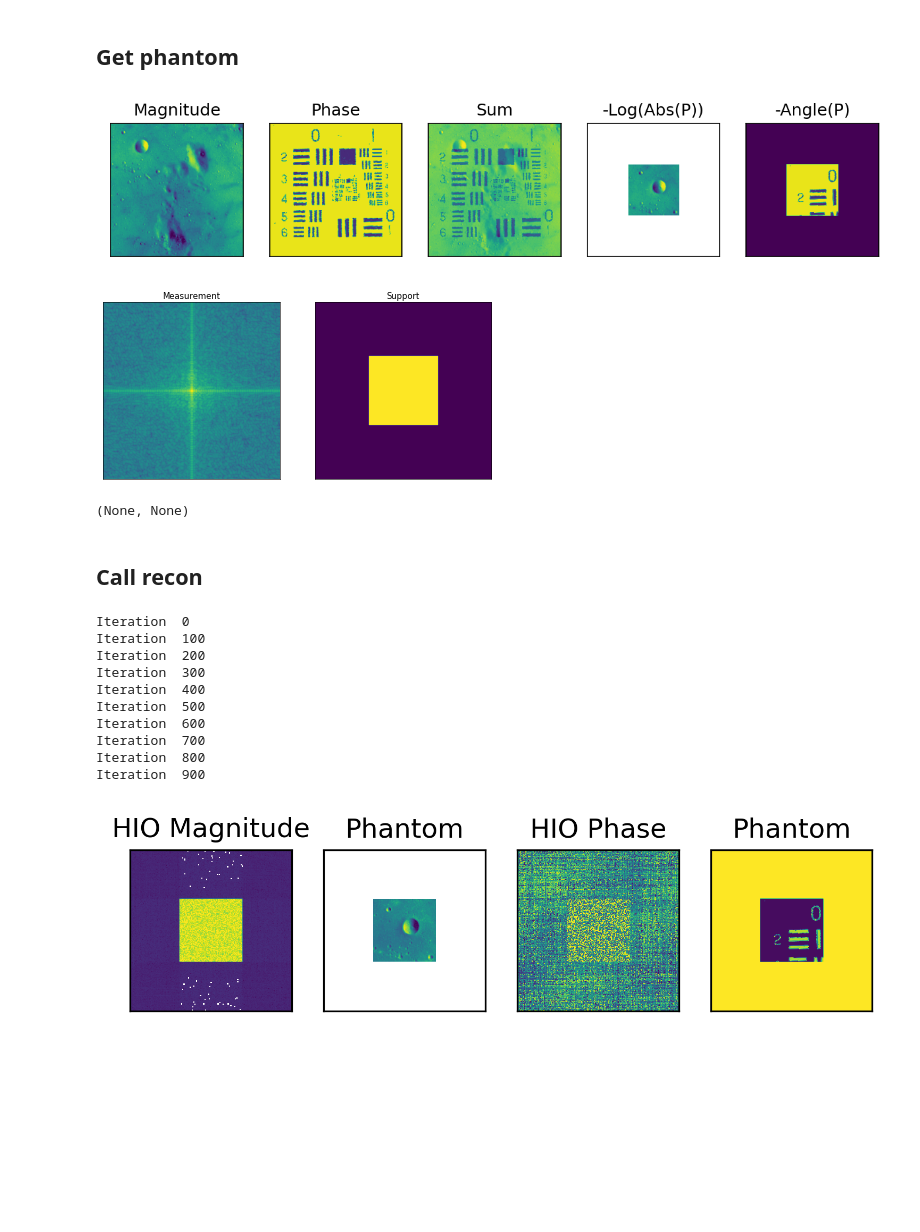
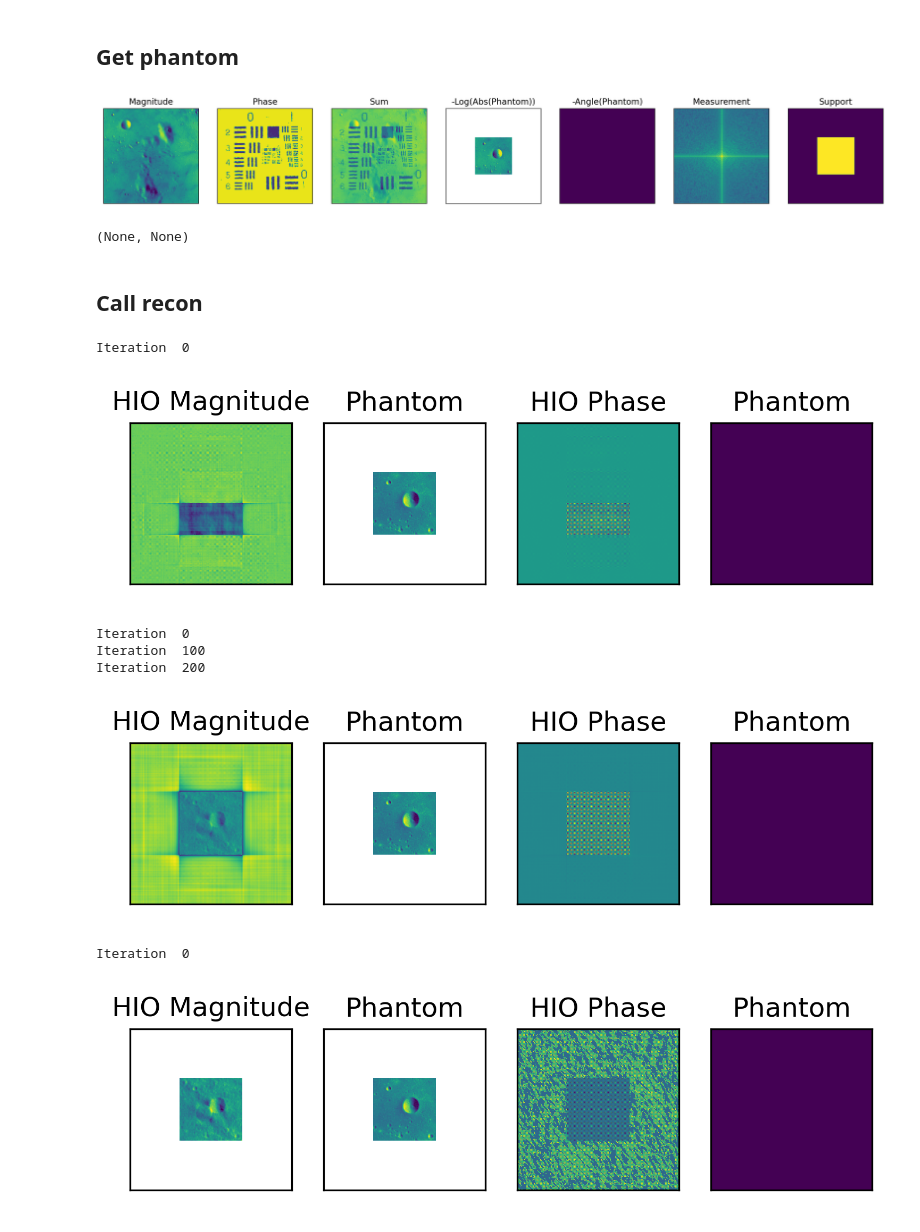
Before and after one commit to cnpem/ssc-cdi, a Jupyter notebook: sscCdi/caterete/PWCDI/PWCDI_slit2.ipynb, the cells around one changed output. Cells and saved outputs as stored; diff of their text form; code cells hidden in the pictures; blank space fills up the shorter version.

```diff
--- a/sscCdi/caterete/PWCDI/PWCDI_slit2.ipynb
+++ b/sscCdi/caterete/PWCDI/PWCDI_slit2.ipynb
@@ -314,6 +347,7 @@ def pinhole_phase_retrieval(DP,complex_object,probe, wavefront_at_support,modula
 ## Get phantom
 # %%
 from PWCDI import *
+
 
 speed_of_light, planck = 299792458, 4.135667662E-18  # Plank constant [keV*s]; Speed of Light [m/s]
 N = 100
@@ -363,7 +397,8 @@ elif sample==2:
     delta = np.array(Image.open('resolutionchart.tiff'))
     magnitude = 1*beta/np.max(beta)
     phase = 10*delta/np.max(delta)
-    phantom = np.exp(-magnitude)*np.exp(-1j*phase)
+    # phantom = np.exp(-magnitude)*np.exp(-1j*phase)
+    phantom = np.exp(-magnitude)*np.exp(-1j*np.zeros_like(phase))
     phantom = phantom[0:N,0:N]
     phantom = np.pad(phantom,(156//2,156//2))
 
@@ -379,47 +414,41 @@ if sample==0: #tight_support
     # support = get_squared_support_from_AC(autocorrelation_threshold,80)
     support = np.where(np.real(np.log(phantom)) != 0,1,0)
     N = phantom.shape[0]
     x = np.linspace(0,N-1,N) - N//2
     Y,X = np.meshgrid(x,x)
     support2 = np.where((X-0)**2+(Y-0)**2<50**2,1,0)
     # pinhole = np.where((X-0)**2+(Y-0)**2<200**2,1,0)
     support = support2+support
     support = np.where(support >= 1, 1,0)
 if sample==1:
     N = phantom.shape[0]
     x = np.linspace(0,N-1,N) - N//2
     Y,X = np.meshgrid(x,x)
     support = np.where((X-10)**2+(Y-50)**2<180**2,1,0)
 
 if sample == 2:
     support = np.where(np.abs(phantom)==0,0,1)
     N = phantom.shape[0]
     x = np.linspace(0,N-1,N) - N//2
     Y,X = np.meshgrid(x,x)
     pinhole = np.where((X-0)**2+(Y-0)**2<100**2,1,0)
 
 half_support = support.copy()
-half_support[0:support.shape[0],0:support.shape[1]//2] = 0
+half_support[0:support.shape[0]//2,0:support.shape[1]] = 0
 
-figure, ax = plt.subplots(1,5,dpi=150,figsize=(10,5))
-ax1, ax2, ax3, ax4, ax5 = ax.ravel()
+figure, ax = plt.subplots(1,7,dpi=200,figsize=(20,15))
+ax1, ax2, ax3, ax4, ax5, ax6, ax7 = ax.ravel()
 ax1.imshow(magnitude), ax1.set_title('Magnitude')
 ax2.imshow(phase), ax2.set_title('Phase')
 ax3.imshow(magnitude+phase), ax3.set_title('Sum')
-ax4.imshow(-np.log(np.abs(phantom))), ax4.set_title("-Log(Abs(P))")
-ax5.imshow(-np.angle(phantom)), ax5.set_title("-Angle(P)")
+ax4.imshow(-np.log(np.abs(phantom))), ax4.set_title("-Log(Abs(Phantom))")
+ax5.imshow(-np.angle(phantom)), ax5.set_title("-Angle(Phantom)")
+ax6.imshow(DP,norm=LogNorm()), ax6.set_title('Measurement')
+ax7.imshow(support), ax7.set_title(f'Support')
 for axis in ax.ravel(): axis.set_xticks([]), axis.set_yticks([])
 plt.show(), plt.close()
-
-figure, ax = plt.subplots(1,2,dpi=50,figsize=(10,5))
-ax1,ax4 = ax.ravel()
-ax1.imshow(DP,norm=LogNorm()), ax1.set_title('Measurement')
-ax4.imshow(support), ax4.set_title(f'Support')
-for axis in ax.ravel(): axis.set_xticks([]), axis.set_yticks([])
-plt.show(), plt.close()
 # %% [output]
-[figure, old version]
+[figure, new version]
-[figure, removed]
 (None, None)
 # %% [markdown]
 ## Call recon
@@ -427,9 +456,9 @@ plt.show(), plt.close()
 import cupy as cp
 initial_guess = np.ones_like(support)
 
-iterations1=20
-iterations2=1000
-iterations3=50
+iterations1=30
+iterations2=300
+iterations3=100
 
 def plot(recon,phantom):
     fig, ax = plt.subplots(1,4,dpi=300)
@@ -440,7 +469,7 @@ def plot(recon,phantom):
     for axis in ax.ravel(): axis.set_xticks([]), axis.set_yticks([])
     plt.show()
 
-if 0: # benchmark
+if 1: # benchmark
     primary_inputs = {  "support": cp.asarray(support),
                         "distance": -distance_pinhole,
                         "energy": energy,
@@ -453,19 +482,16 @@ if 0: # benchmark
 
     primary_inputs["support"] = cp.asarray(half_support)
     recon = np.squeeze(pwCDI("HIO",iterations1,DP,initial_guess,primary_inputs,shrinkwrap=False))
-
     plot(recon,phantom)
 
     primary_inputs["support"] = cp.asarray(support)
     recon = np.squeeze(pwCDI("HIO",iterations2,DP,recon,primary_inputs,shrinkwrap=False))
-
     plot(recon,phantom)
 
     recon = np.squeeze(pwCDI("ER",iterations3,DP,recon,primary_inputs,shrinkwrap=False))
-
     plot(recon,phantom)
 
-elif 1: # modulator after sample
+elif 0: # modulator after sample
 
     primary_inputs = {  "support": support,
                         "distance": distance_pinhole,
@@ -511,13 +537,10 @@ else: # modulator before sample
     plot(recon,phantom)
 # %% [output]
 Iteration  0
-Iteration  100
-Iteration  200
-Iteration  300
-Iteration  400
-Iteration  500
-Iteration  600
-Iteration  700
-Iteration  800
-Iteration  900
-[figure, old version]
+[figure, new version]
+Iteration  0
+Iteration  100
+Iteration  200
+[figure, added]
+Iteration  0
+[figure, added]
```
Also changed, not shown: parts of 2 cells of this notebook, 2 other files.
